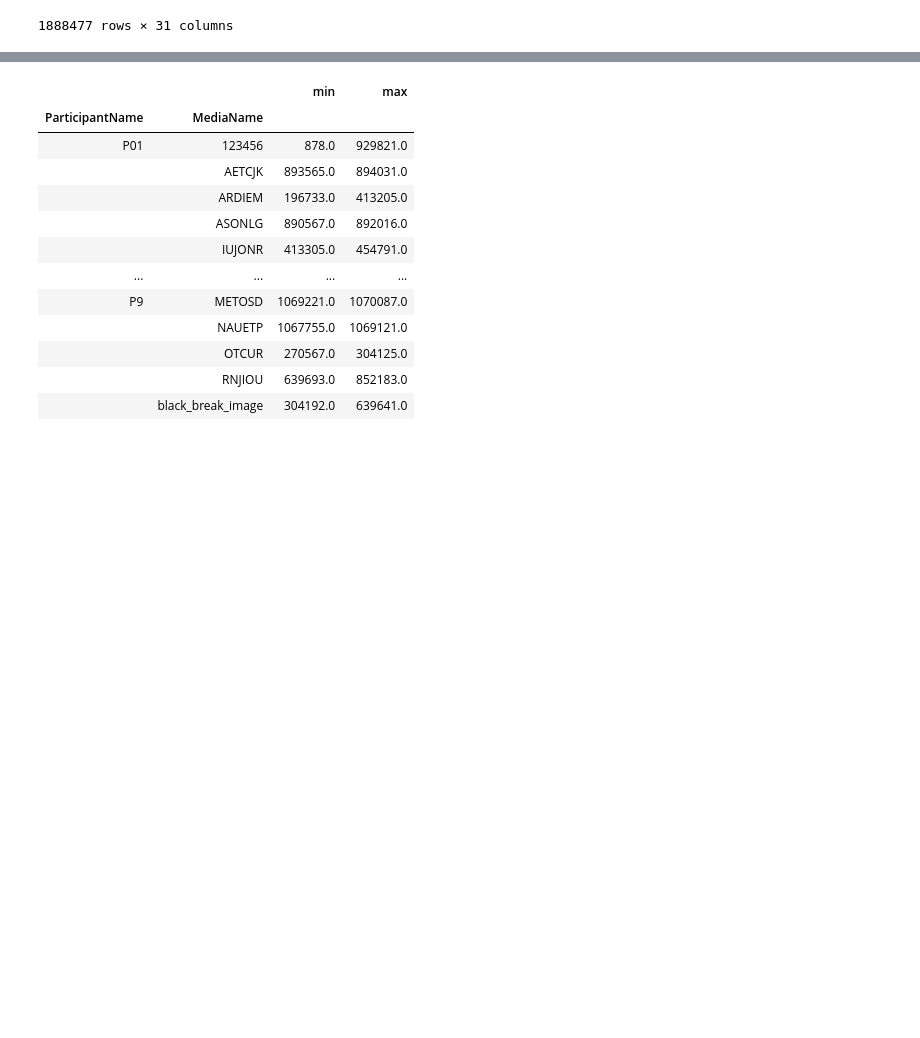
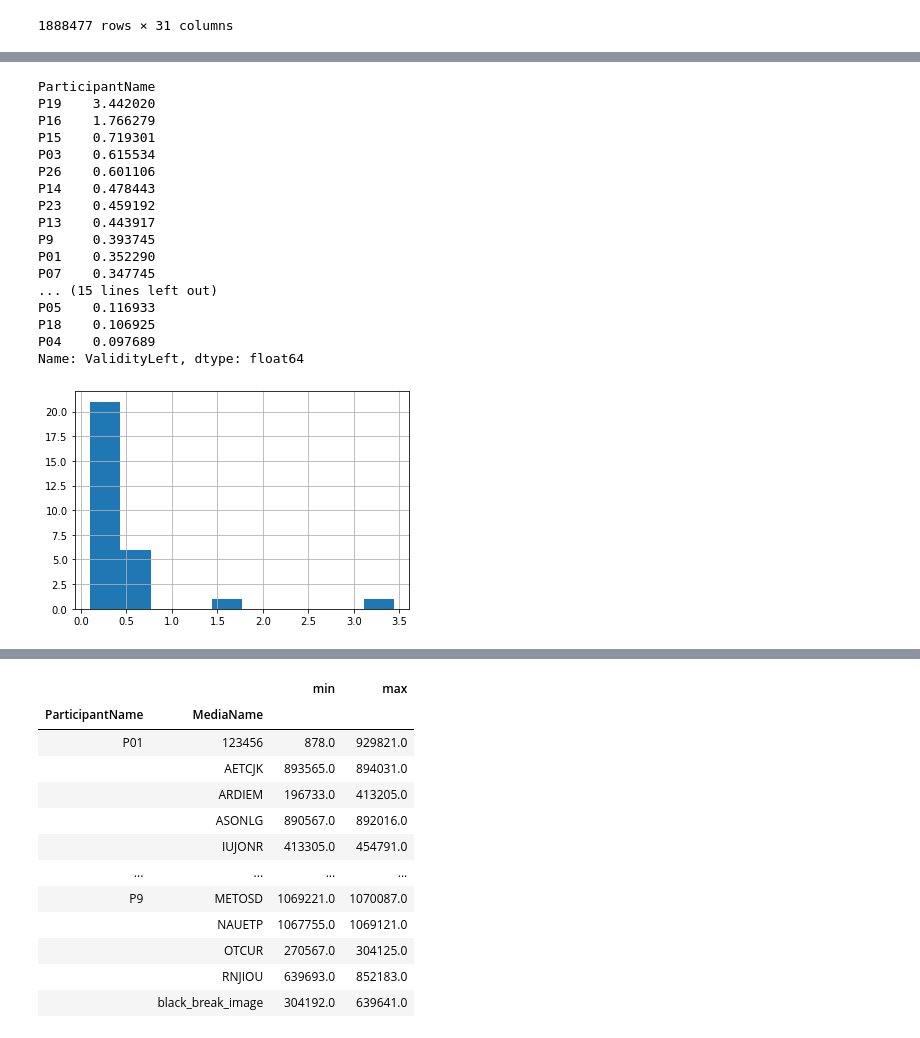
Before and after one commit to jessebmurray/eyetracking, a Jupyter notebook: par_data_total.ipynb, the cells around one changed output, grey strips where cells are left out. Drawn from its saved outputs; the diff is of its cells as text; code cells hidden in the pictures; blank space fills up the shorter version.

```diff
--- a/par_data_total.ipynb
+++ b/par_data_total.ipynb
@@ -57,0 +78,35 @@ total_data.MediaName = total_data.MediaName.map(fix_media_name_exceptions)
+# %%
+"""
+ValidityLeft indicates the confidence level that the left eye has been correctly identified. The values range from 0
+(high confidence) to 4 (eye not found). ValidityRight does the same for the right eye.
+
+As can be seen in the histograms for ValidityLeft and ValidityRight, most participants have average validities below
+0.5 for their left and right eyes. Participant 19's validity is an extreme outlier at around 3.5, and therefore
+that participant's data cannot be used. Participant 16 probably shouldn't be used either because their validity
+was around 1.76. Participants 15, 3, and 26 are at 0.7, 0.6, and 0.6, respectively. They're probably on the margin
+in terms of usability. Participants 4, 18, and 5 have the best (lowest) validities.
+"""
+
+# show the average validities for the left eye for each participant, optionally run the histogram command
+
+total_data.groupby(['ParticipantName']).ValidityLeft.mean().sort_values(ascending=False).hist()
+total_data.groupby(['ParticipantName']).ValidityLeft.mean().sort_values(ascending=False)
+# %% [output]
+ParticipantName
+P19    3.442020
+P16    1.766279
+P15    0.719301
+P03    0.615534
+P26    0.601106
+P14    0.478443
+P23    0.459192
+P13    0.443917
+P9     0.393745
+P01    0.352290
+P07    0.347745
+... (15 lines left out)
+P05    0.116933
+P18    0.106925
+P04    0.097689
+Name: ValidityLeft, dtype: float64
+[figure, added]
```
Also changed, not shown: parts of 6 cells of this notebook.
